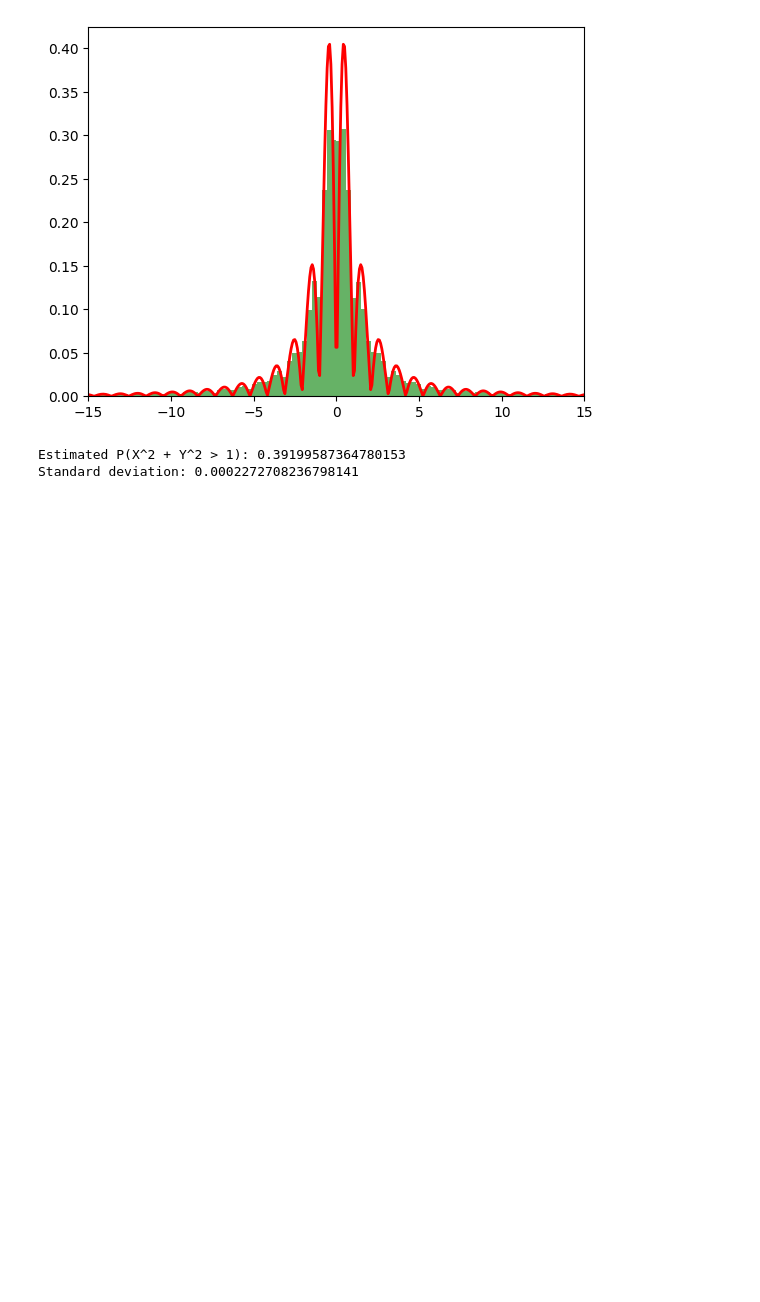
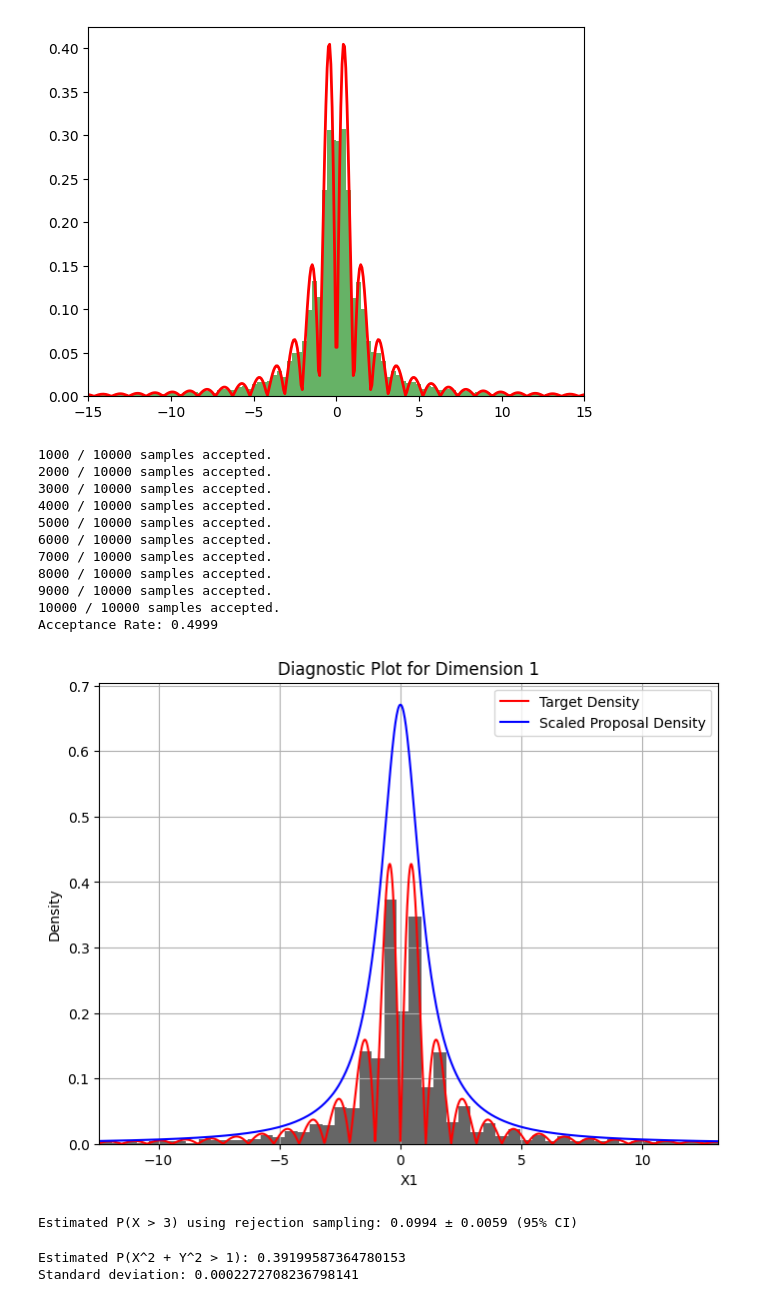
Before and after one commit to chinzhening/st3247-simulation, a Jupyter notebook: quizzes/inversion_rejection.ipynb, the cells around one changed output. Cells and saved outputs as stored; diff of their text form; code cells hidden in the pictures; blank space fills up the shorter version.

```diff
--- a/quizzes/inversion_rejection.ipynb
+++ b/quizzes/inversion_rejection.ipynb
@@ -121,6 +175,39 @@ Standard deviation: 0.000100669788755755
 Relative error: 0.0995%
 Normalization constant: 1.9964132832834598
 [figure]
+# %%
+target_q6 = lambda x: np.abs(np.sin(3 * x)) / (1 + x**2)
+proposal_q6 = lambda x: cauchy.pdf(x)
+proposal_q6_rvs = lambda: np.random.standard_cauchy(size=(1, 1))
+M_init = 4
+samples, acceptance_rate = rejection_sampling(
+    target_q6,
+    proposal_q6,
+    proposal_q6_rvs,
+    M_init,
+    diagnostics=True,
+    truncation_q=0.025,
+    granularity=10_000,
+    n_samples=10_000
+)
+
+est = np.mean(samples > 3)
+std_err = np.sqrt(est * (1 - est) / len(samples))
+print(f"Estimated P(X > 3) using rejection sampling: {est:.4f} ± {1.96 * std_err:.4f} (95% CI)")
+# %% [output]
+1000 / 10000 samples accepted.
+2000 / 10000 samples accepted.
+3000 / 10000 samples accepted.
+4000 / 10000 samples accepted.
+5000 / 10000 samples accepted.
+6000 / 10000 samples accepted.
+7000 / 10000 samples accepted.
+8000 / 10000 samples accepted.
+9000 / 10000 samples accepted.
+10000 / 10000 samples accepted.
+Acceptance Rate: 0.4999
+[figure, added]
+Estimated P(X > 3) using rejection sampling: 0.0994 ± 0.0059 (95% CI)
 # %%
 # q7
 
```
Also changed, not shown: parts of 15 cells of this notebook, 4 other files.
